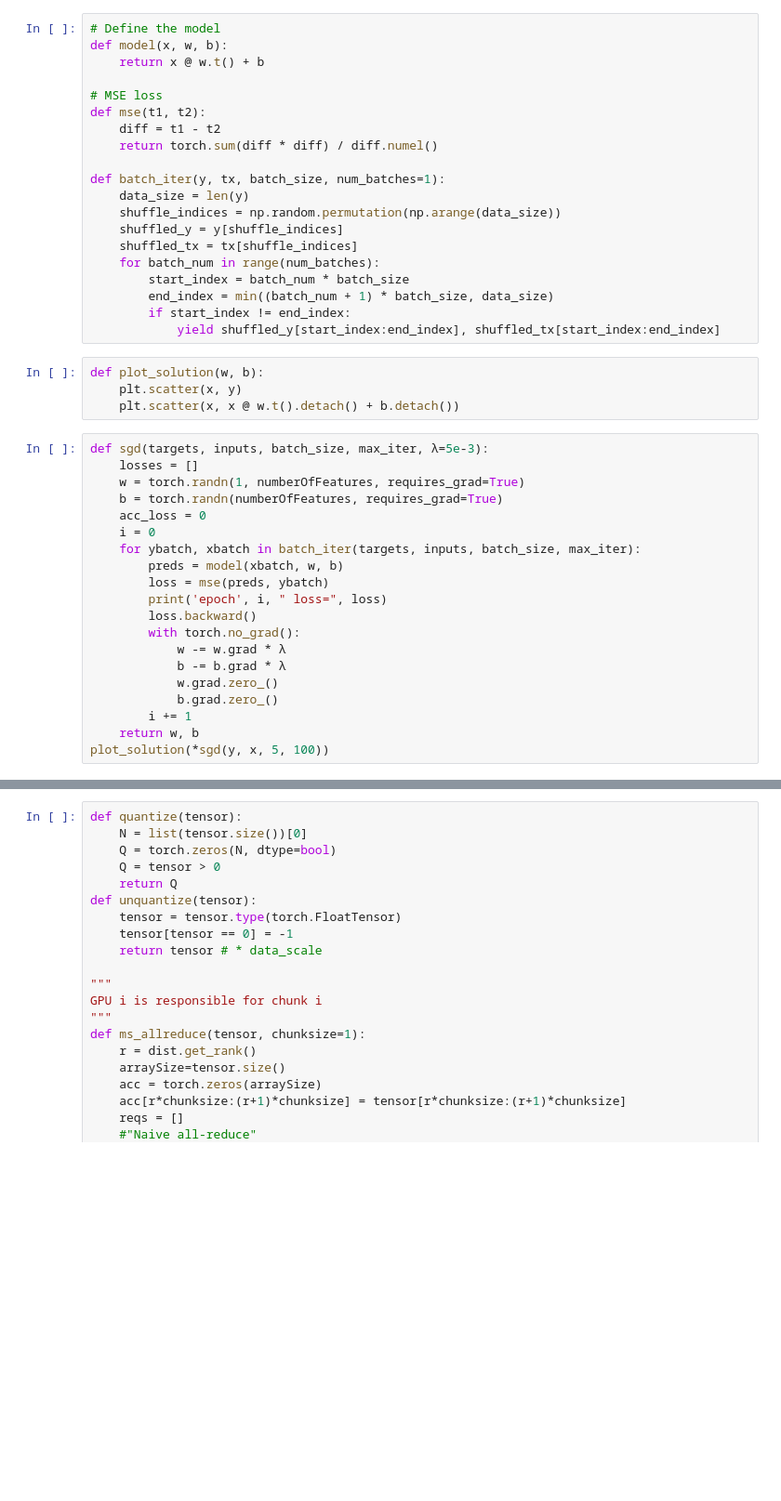
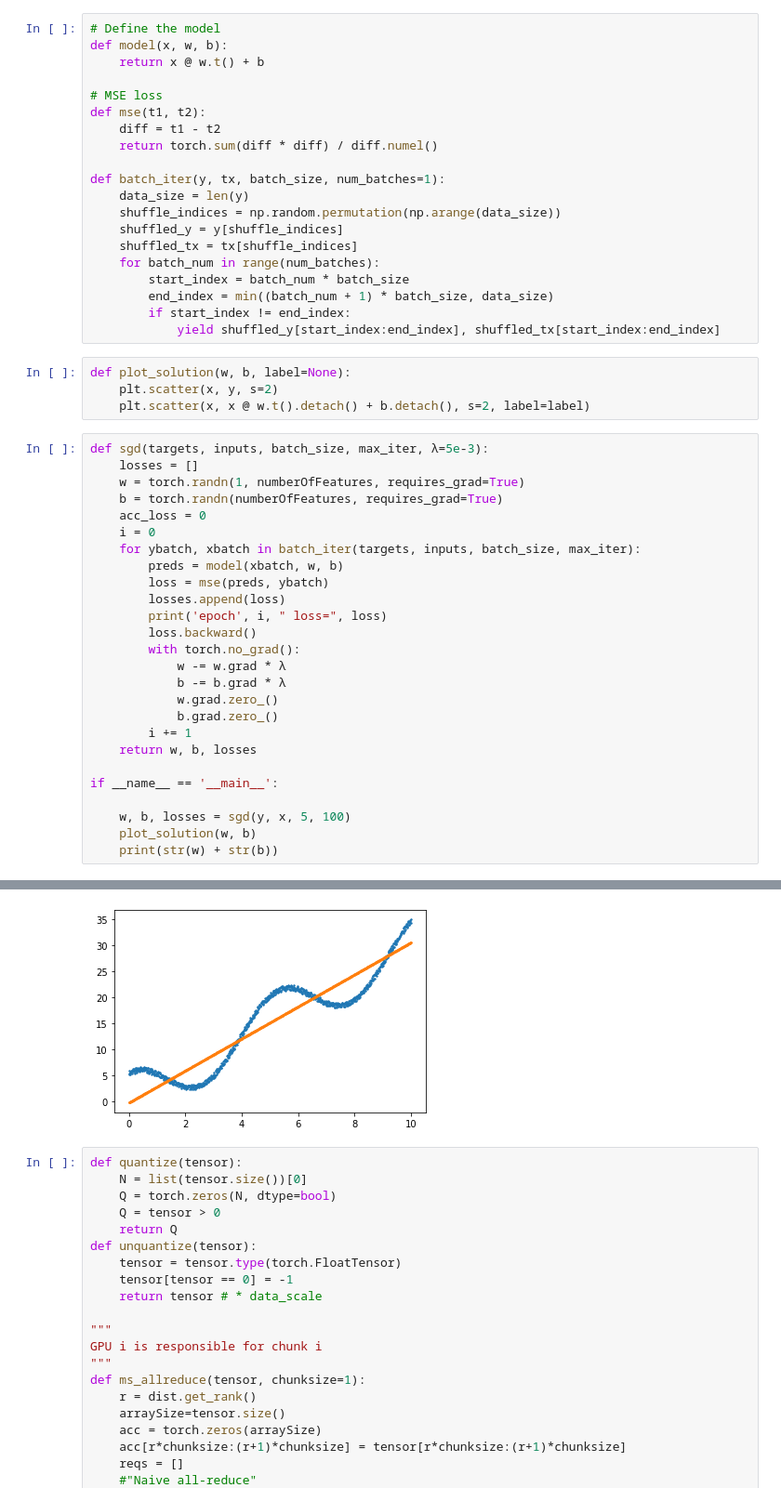
Before and after one commit to gessfred/gRPC, a Jupyter notebook: LinReg.ipynb, the cells around one changed output, grey strips where cells are left out. Shown: that part at 93% size. Saved outputs shown, nothing was run; the diff lists cells and outputs as text; blank space fills up the shorter version.

```diff
--- a/LinReg.ipynb
+++ b/LinReg.ipynb
@@ -39,9 +114,9 @@ def batch_iter(y, tx, batch_size, num_batches=1):
         if start_index != end_index:
             yield shuffled_y[start_index:end_index], shuffled_tx[start_index:end_index]
 # %%
-def plot_solution(w, b):
-    plt.scatter(x, y)
-    plt.scatter(x, x @ w.t().detach() + b.detach())
+def plot_solution(w, b, label=None):
+    plt.scatter(x, y, s=2)
+    plt.scatter(x, x @ w.t().detach() + b.detach(), s=2, label=label)
 # %%
 def sgd(targets, inputs, batch_size, max_iter, λ=5e-3):
     losses = []
@@ -52,6 +127,7 @@ def sgd(targets, inputs, batch_size, max_iter, λ=5e-3):
     for ybatch, xbatch in batch_iter(targets, inputs, batch_size, max_iter):
         preds = model(xbatch, w, b)
         loss = mse(preds, ybatch)
+        losses.append(loss)
         print('epoch', i, " loss=", loss)
         loss.backward()
         with torch.no_grad():
@@ -60,5 +136,11 @@ def sgd(targets, inputs, batch_size, max_iter, λ=5e-3):
             w.grad.zero_()
             b.grad.zero_()
         i += 1
-    return w, b
-plot_solution(*sgd(y, x, 5, 100))
+    return w, b, losses
+
+if __name__ == '__main__':
+
+    w, b, losses = sgd(y, x, 5, 100)
+    plot_solution(w, b)
+    print(str(w) + str(b))
+# %% [output]
@@ -65,3 +164,4 @@ plot_solution(*sgd(y, x, 5, 100))
+[figure, added]
 # %%
 def quantize(tensor):
     N = list(tensor.size())[0]
```
Also changed, not shown: parts of 16 cells of this notebook.
